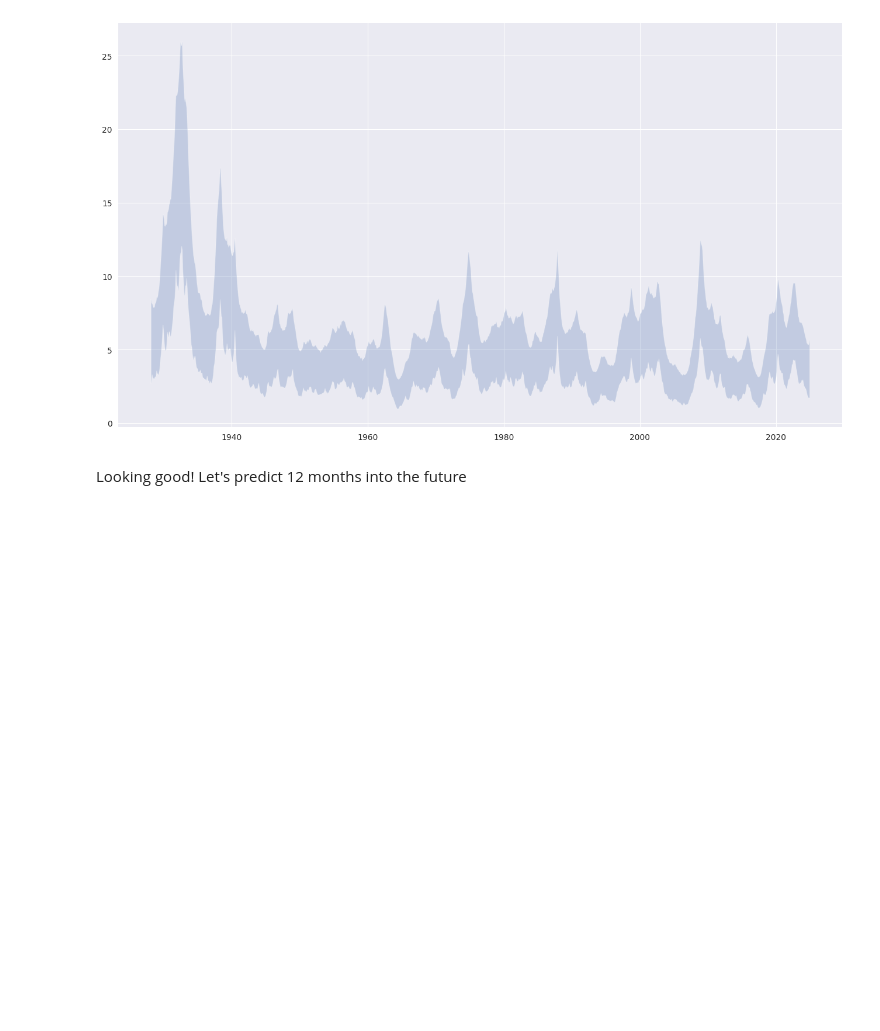
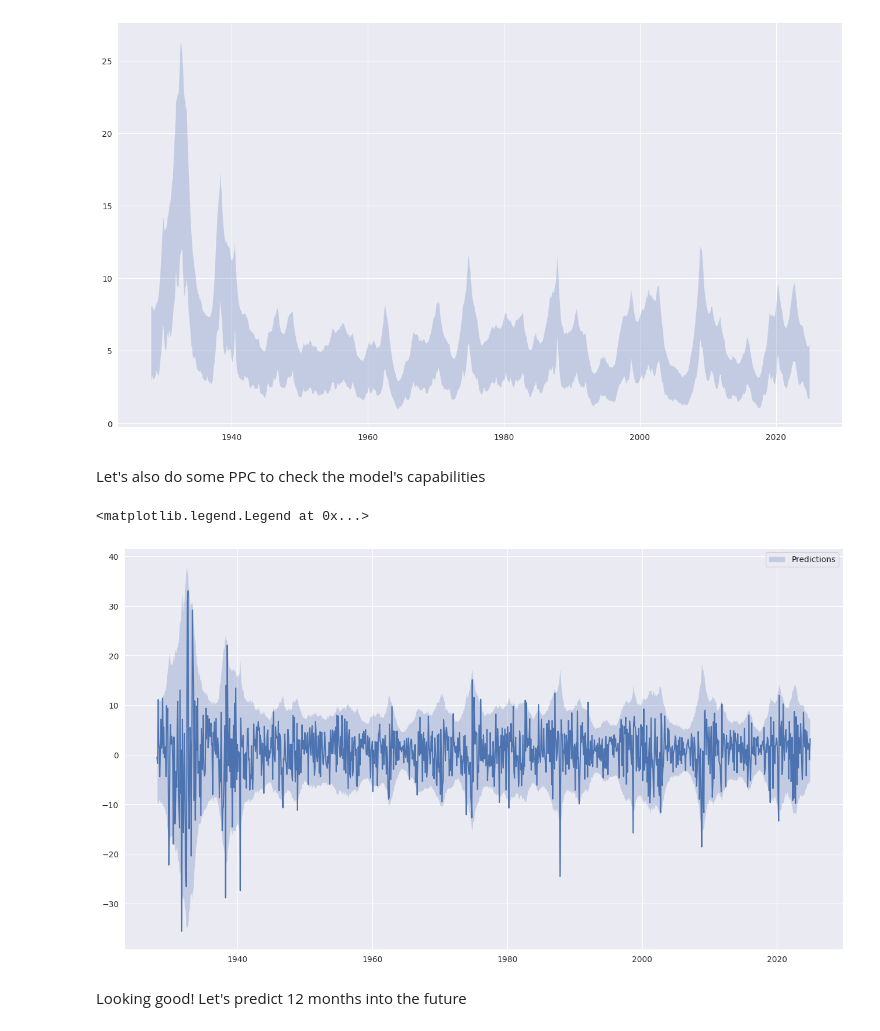
Before and after one commit to tingiskhan/skyro, a Jupyter notebook: examples/stochastic-volatility.ipynb, the cells around one changed output. Saved outputs shown, nothing was run; the diff lists cells and outputs as text; code cells hidden in the pictures; blank space fills up the shorter version.

```diff
--- a/examples/stochastic-volatility.ipynb
+++ b/examples/stochastic-volatility.ipynb
@@ -171,6 +185,21 @@ plt.fill_between(log_returns.index, low.squeeze(axis=-1), high.squeeze(axis=-1),
 # %% [output]
 <matplotlib.collections.PolyCollection at 0x...>
 [figure]
+# %% [markdown]
+Let's also do some PPC to check the model's capabilities
+# %%
+with model.ppc():
+    in_sample = model.predict_quantiles(log_returns.index, alpha=[0.025, 0.975])
+
+fig, ax = plt.subplots()
+
+ax.fill_between(in_sample.index, in_sample.iloc[:, 0], in_sample.iloc[:, 1], alpha=0.25, label="Predictions")
+ax.plot(log_returns.index, log_returns.values)
+
+ax.legend()
+# %% [output]
+<matplotlib.legend.Legend at 0x...>
+[figure, added]
 # %% [markdown]
 Looking good! Let's predict 12 months into the future
 # %%
```
Also changed, not shown: parts of 4 cells of this notebook, 6 other files.
